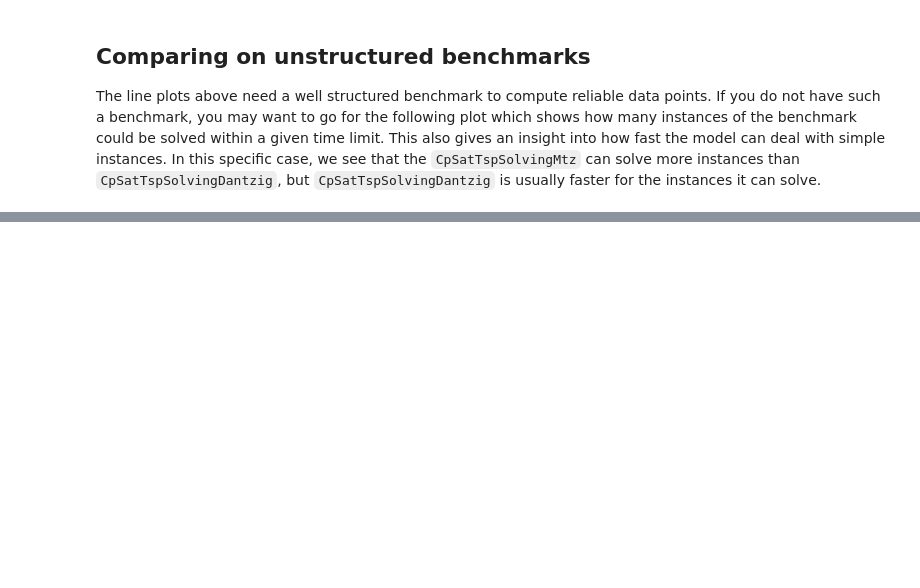
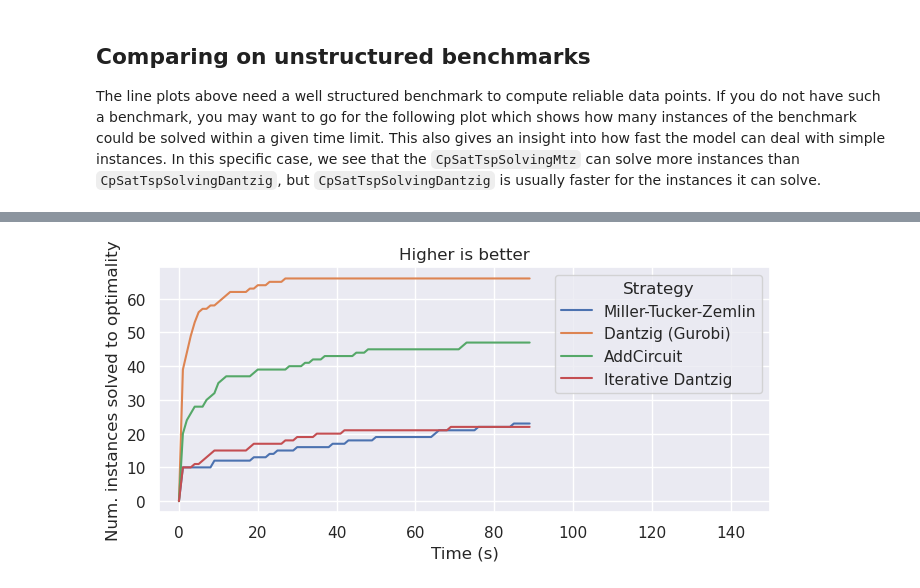
Before and after one commit to d-krupke/cpsat-primer, a Jupyter notebook: examples/tsp_evaluation/04_analyze.ipynb, the cells around one changed output, grey strips where cells are left out. Cells and saved outputs as stored; diff of their text form; code cells hidden in the pictures; blank space fills up the shorter version.

```diff
--- a/examples/tsp_evaluation/04_analyze.ipynb
+++ b/examples/tsp_evaluation/04_analyze.ipynb
@@ -241,34 +241,36 @@ time_steps = [t_ for t_ in range(0, TIME_LIMIT)]
 filtered_results = results[results["opt_gap"]<=1.001*results["opt_tol"]].copy()
 def f(strategy, at_time, tol):
     t = filtered_results[filtered_results["strategy"] == strategy]
     t = t[t["runtime"] <= at_time]
     t = t[t["opt_tol"] == tol]
     t.drop_duplicates(subset=["instance_name"], inplace=True)
     return len(t)
 data = {
     "Strategy": [],
     "x": [],
     "time": [],
     "Opt. Tolerance": [],
 }
 
 for strateg in results["strategy"].unique().tolist():
     for time in time_steps:
         for tol in OPTIMALITY_TOLERANCES[:1]:
             data["Strategy"].append(strateg)
             data["x"].append(time)
             data["time"].append(f(strateg, time, tol))
             data["Opt. Tolerance"].append(tol*100)
 t = pd.DataFrame(data)
 plt.figure(figsize=(7, 3.5))
 sns.lineplot(data=t, x="x", y="time", hue="Strategy", errorbar=None)
 plt.ylabel("Num. instances solved to optimality")
-plt.xlim(-5, 180)
+plt.xlim(-5, 150)
 plt.xlabel("Time (s)")
 plt.title("Higher is better")
 plt.tight_layout()
 plt.savefig(PUBLIC_DATA/"cactus_plot.png")
 plt.show()
+# %% [output]
+[figure, added]
 # %%
 results[results["opt_gap"]>=results["opt_tol"]]
 # %% [output]
```
Also changed, not shown: parts of 8 cells of this notebook, 7 other files.
